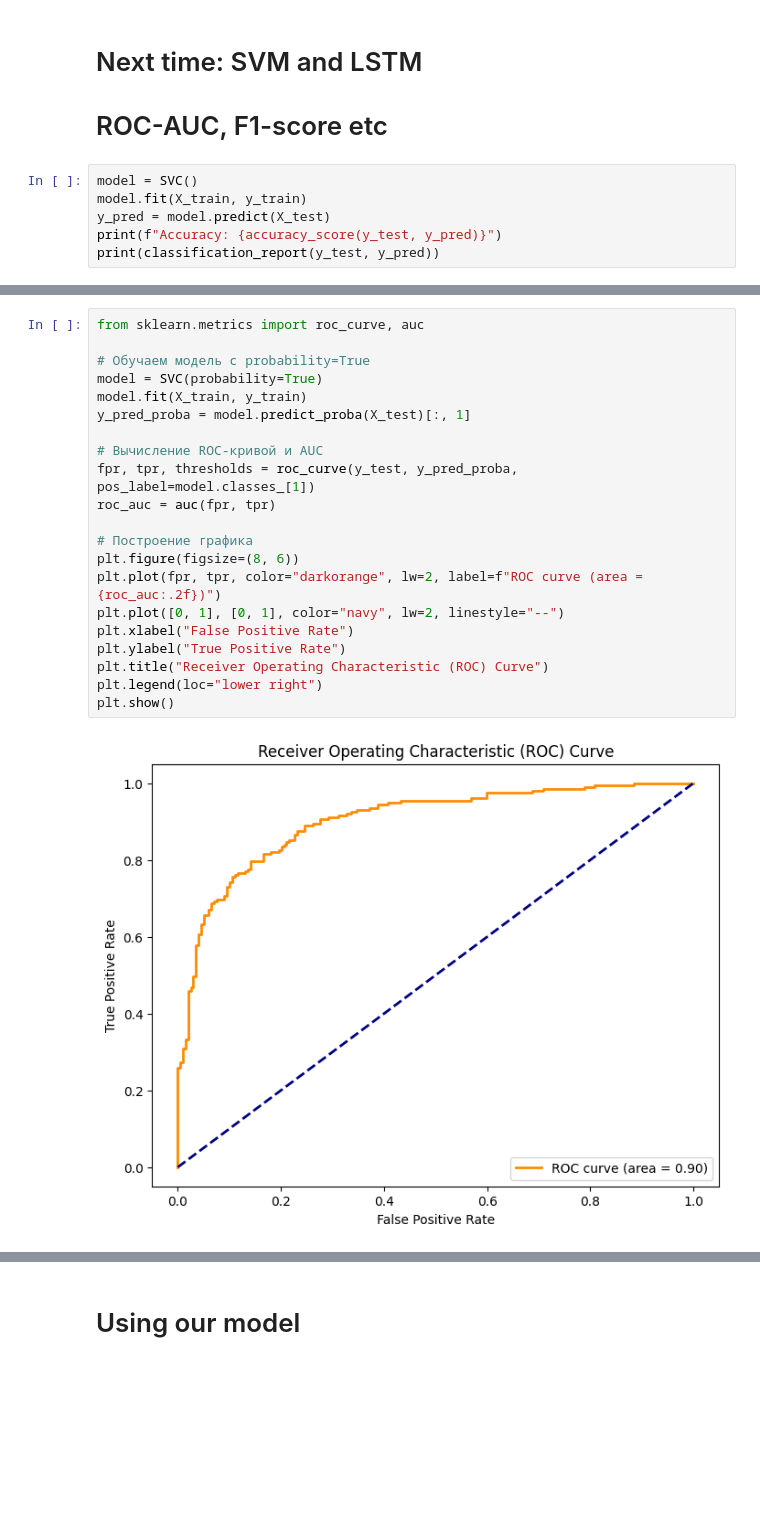
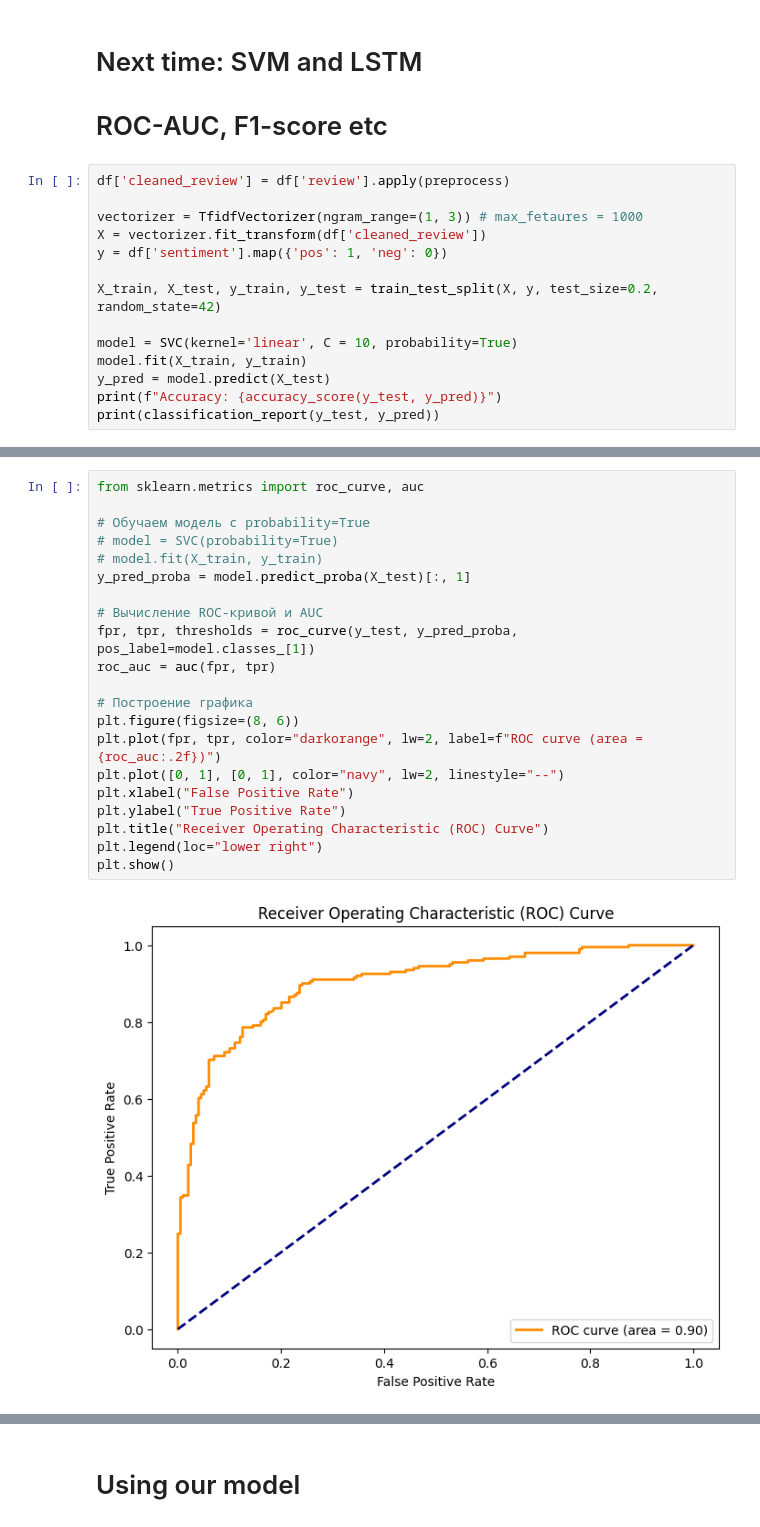
Before and after one commit to zyf2021/0notebooks, a Jupyter notebook: imdb-movie-reviews.ipynb, the cells around one changed output, grey strips where cells are left out. Cells and saved outputs as stored; diff of their text form; blank space fills up the shorter version.

Commit message:
Kaggle Notebook | IMDb_Movie_Reviews | Version 5

```diff
--- a/imdb-movie-reviews.ipynb
+++ b/imdb-movie-reviews.ipynb
@@ -225,7 +260,15 @@ weighted avg       0.81      0.81      0.81       400
 # Next time: SVM and LSTM
 # ROC-AUC, F1-score etc
 # %%
-model = SVC()
+df['cleaned_review'] = df['review'].apply(preprocess)
+
+vectorizer = TfidfVectorizer(ngram_range=(1, 3)) # max_fetaures = 1000
+X = vectorizer.fit_transform(df['cleaned_review'])
+y = df['sentiment'].map({'pos': 1, 'neg': 0})
+
+X_train, X_test, y_train, y_test = train_test_split(X, y, test_size=0.2, random_state=42)
+
+model = SVC(kernel='linear', C = 10, probability=True)
 model.fit(X_train, y_train)
 y_pred = model.predict(X_test)
 print(f"Accuracy: {accuracy_score(y_test, y_pred)}")
@@ -282,23 +325,23 @@ plt.show()
 # %%
 from sklearn.metrics import roc_curve, auc
 
 # Обучаем модель с probability=True
-model = SVC(probability=True)
-model.fit(X_train, y_train)
+# model = SVC(probability=True)
+# model.fit(X_train, y_train)
 y_pred_proba = model.predict_proba(X_test)[:, 1]
 
 # Вычисление ROC-кривой и AUC
 fpr, tpr, thresholds = roc_curve(y_test, y_pred_proba, pos_label=model.classes_[1])
 roc_auc = auc(fpr, tpr)
 
 # Построение графика
 plt.figure(figsize=(8, 6))
 plt.plot(fpr, tpr, color="darkorange", lw=2, label=f"ROC curve (area = {roc_auc:.2f})")
 plt.plot([0, 1], [0, 1], color="navy", lw=2, linestyle="--")
 plt.xlabel("False Positive Rate")
 plt.ylabel("True Positive Rate")
 plt.title("Receiver Operating Characteristic (ROC) Curve")
 plt.legend(loc="lower right")
 plt.show()
 # %% [output]
-[figure, old version]
+[figure, new version]
```
Also changed, not shown: parts of 19 cells of this notebook.
